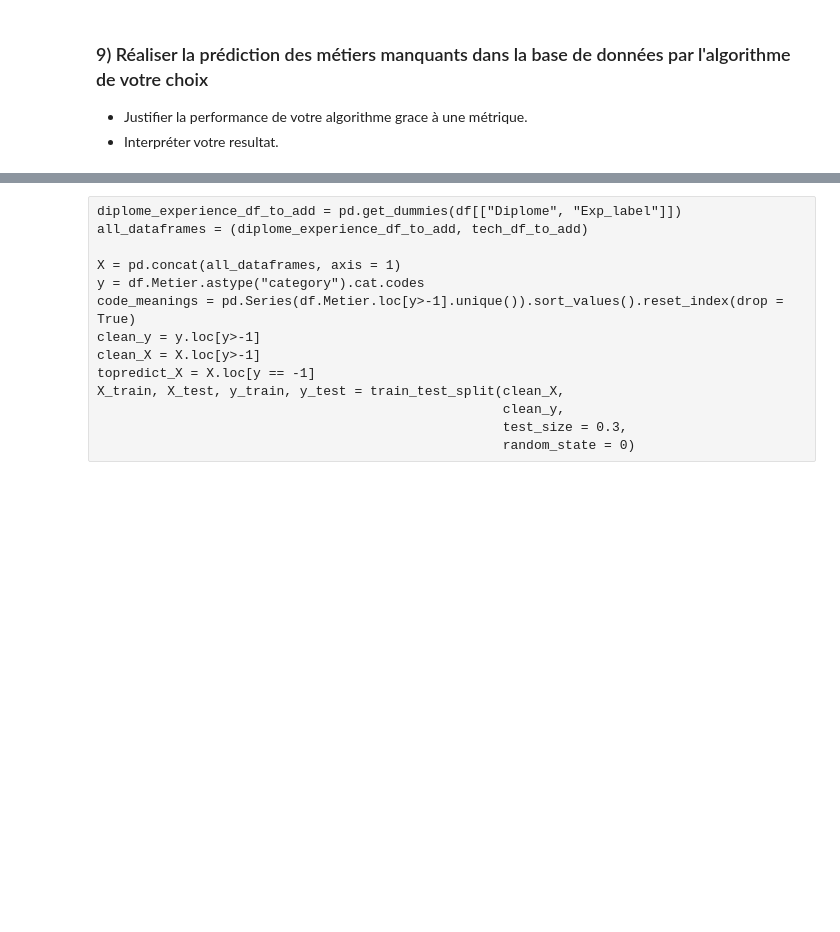
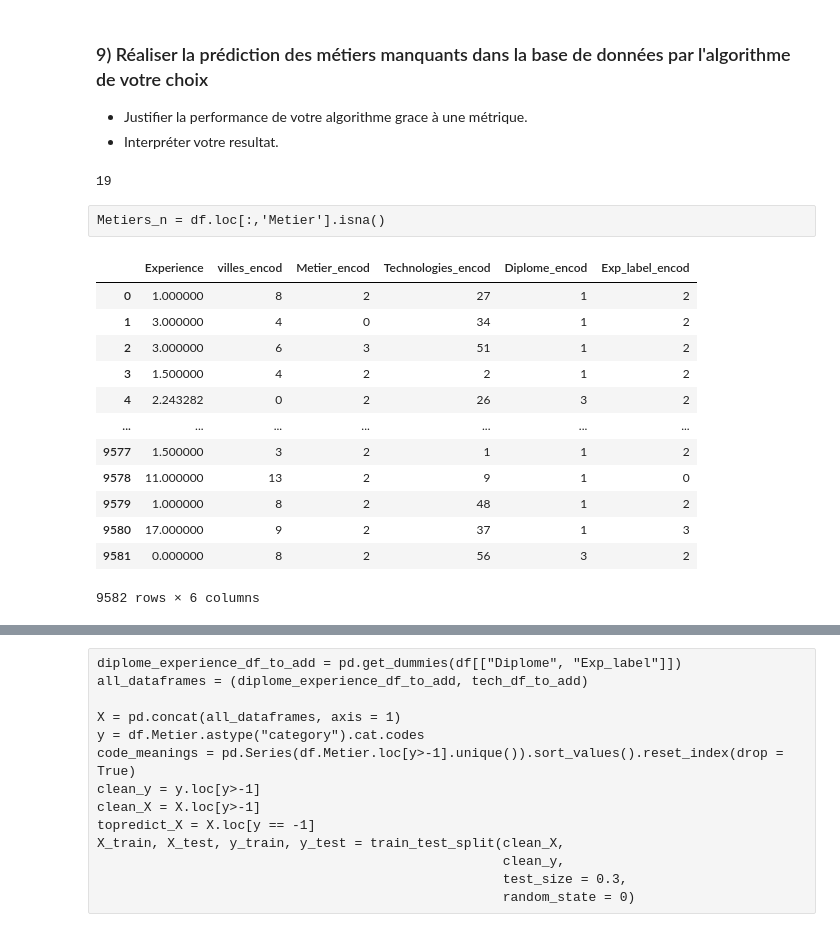
Before and after one commit to adnaneds/Prediction_cluster_Employe_France, a Jupyter notebook: Test_T_ML - Try 0.ipynb, the cells around one changed output, grey strips where cells are left out. Saved outputs shown, nothing was run; the diff lists cells and outputs as text; code cells hidden in the pictures; blank space fills up the shorter version.

```diff
--- a/Test_T_ML - Try 0.ipynb
+++ b/Test_T_ML - Try 0.ipynb
@@ -421,5 +421,11 @@ plt.legend()
 from sklearn import model_selection
 from sklearn.metrics import classification_report, accuracy_score, confusion_matrix
 from sklearn.neighbors import KNeighborsClassifier
+# %%
+df.Metier.isnull().sum()
+# %% [output]
+19
 # %%
 # Pretraitement des données pour faire la prediction
+# %% [raw]
+Metiers_n = df.loc[:,'Metier'].isna()
@@ -425,0 +434,16 @@ from sklearn.neighbors import KNeighborsClassifier
+# %%
+df_for_process
+# %% [output]
+|  | Experience | villes_encod | Metier_encod | Technologies_encod | Diplome_encod | Exp_label_encod |
+| 0 | 1.000000 | 8 | 2 | 27 | 1 | 2 |
+| 1 | 3.000000 | 4 | 0 | 34 | 1 | 2 |
+| 2 | 3.000000 | 6 | 3 | 51 | 1 | 2 |
+| 3 | 1.500000 | 4 | 2 | 2 | 1 | 2 |
+| 4 | 2.243282 | 0 | 2 | 26 | 3 | 2 |
+| ... | ... | ... | ... | ... | ... | ... |
+| 9577 | 1.500000 | 3 | 2 | 1 | 1 | 2 |
+| 9578 | 11.000000 | 13 | 2 | 9 | 1 | 0 |
+| 9579 | 1.000000 | 8 | 2 | 48 | 1 | 2 |
+| 9580 | 17.000000 | 9 | 2 | 37 | 1 | 3 |
+| 9581 | 0.000000 | 8 | 2 | 56 | 3 | 2 |
+9582 rows × 6 columns
```
Also changed, not shown: parts of 13 cells of this notebook.
